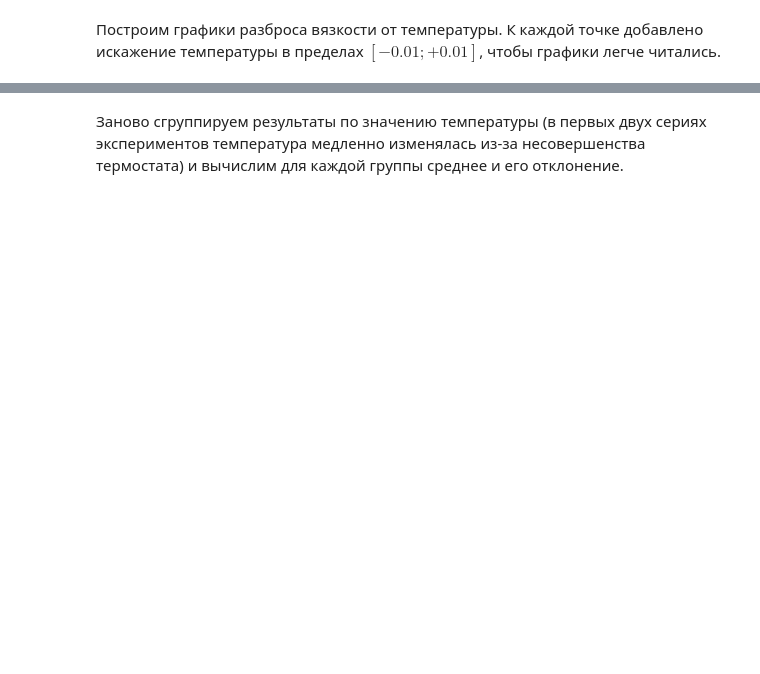
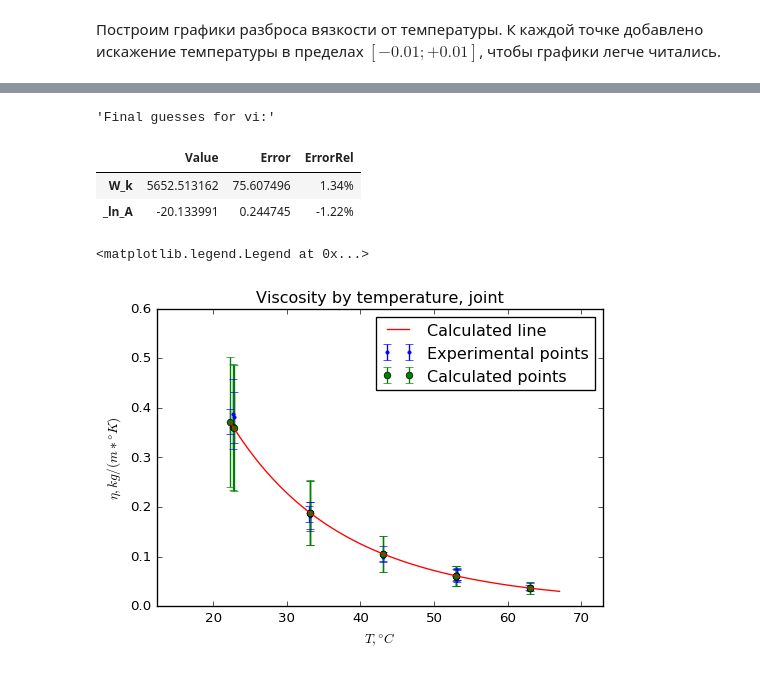
Before and after one commit to intelfx/mipt-lab, a Jupyter notebook: Курс 1 семестр 2/Лабы/2.2.6/2.2.6.ipynb, the cells around one changed output, grey strips where cells are left out. Cells and saved outputs as stored; diff of their text form; code cells hidden in the pictures; blank space fills up the shorter version.

```diff
--- a/Курс 1 семестр 2/Лабы/2.2.6/2.2.6.ipynb
+++ b/Курс 1 семестр 2/Лабы/2.2.6/2.2.6.ipynb
@@ -147,11 +144,62 @@ for i, e in enumerate(experiments):
-# %% [markdown]
-Заново сгруппируем результаты по значению температуры (в первых двух сериях экспериментов температура медленно изменялась из-за несовершенства термостата) и вычислим для каждой группы среднее и его отклонение.
-# %%
-columns_all = pd.concat(columns.values())
-
-def avg(name, values, errors):
-    # TODO
-    pass
-
-for T in sorted(set(columns_all["T"])):
-    columns_for_T = columns_all.loc[columns_all["T"] == T]
+# %%
+columns_all = pd.concat(columns.values(), ignore_index = True)
+
+ll.compute(name = "ln_vi",
+           expr = lambda vi: ll.log(vi),
+           data = data["global"],
+           columns = columns_all)
+
+ll.compute(name = "_1_T",
+           expr = lambda T: 1/T,
+           data = data["global"],
+           columns = columns_all)
+
+model = ll.fit2(name = "vi",
+                model = lambda T, W_k, _ln_A: ll.exp(_ln_A + W_k/T),
+                x = columns_all["T"],
+                xerr = columns_all["Error_T"],
+                y = columns_all["vi"],
+                yerr = columns_all["Error_vi"],
+                data = data["global"],
+                initial = [1, 1])
+
+ll.compute(name = "vi_c",
+           expr = lambda T, W_k, _ln_A: ll.exp(_ln_A + W_k/T),
+           data = data["global"],
+           columns = columns_all)
+
+plt.title("Viscosity by temperature, joint")
+
+plt.xlabel("$T, \\degree C$")
+plt.ylabel("$\eta, kg/(m*\\degree K)$")
+
+T = columns_all["T"]
+T_linspace = ll.linspace(T)
+
+plt.errorbar(x = T - 273 + np.linspace(-0.1, 0.1, len(T)),
+             y = columns_all["vi"],
+             yerr = columns_all["Error_vi"],
+             marker = ".",
+             markersize = 5,
+             elinewidth = 1,
+             linestyle = "none",
+             label = "Experimental points")
+plt.errorbar(x = T - 273,
+             y = columns_all["vi_c"],
+             yerr = columns_all["Error_vi_c"],
+             marker = "o",
+             markersize = 5,
+             linestyle = "none",
+             label = "Calculated points")
+plt.plot(T_linspace - 273, model(T_linspace),
+         label = "Calculated line")
+
+plt.axis([min(T) - 273 - 10, max(T) - 273 + 10, None, None])
+plt.legend(loc = "best")
+# %% [output]
+'Final guesses for vi:'
+|  | Value | Error | ErrorRel |
+| W_k | 5652.513162 | 75.607496 | 1.34% |
+| _ln_A | -20.133991 | 0.244745 | -1.22% |
+<matplotlib.legend.Legend at 0x...>
+[figure, added]
```
Also changed, not shown: parts of 5 cells of this notebook.
